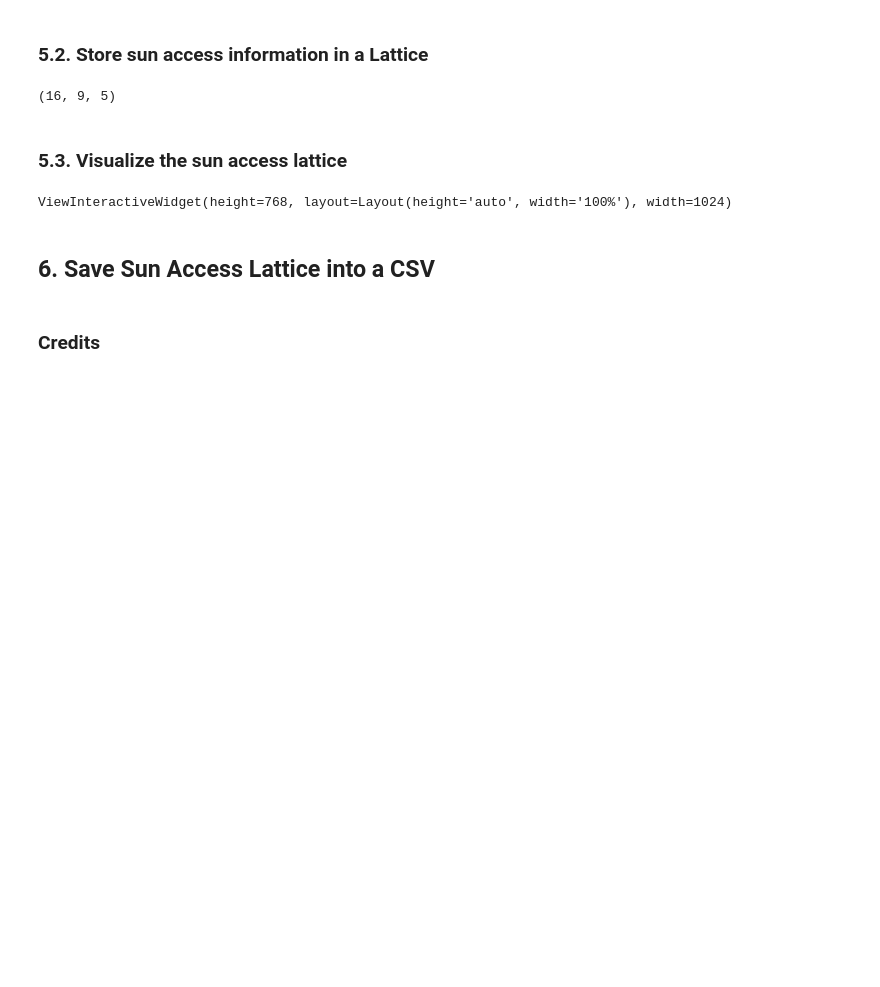
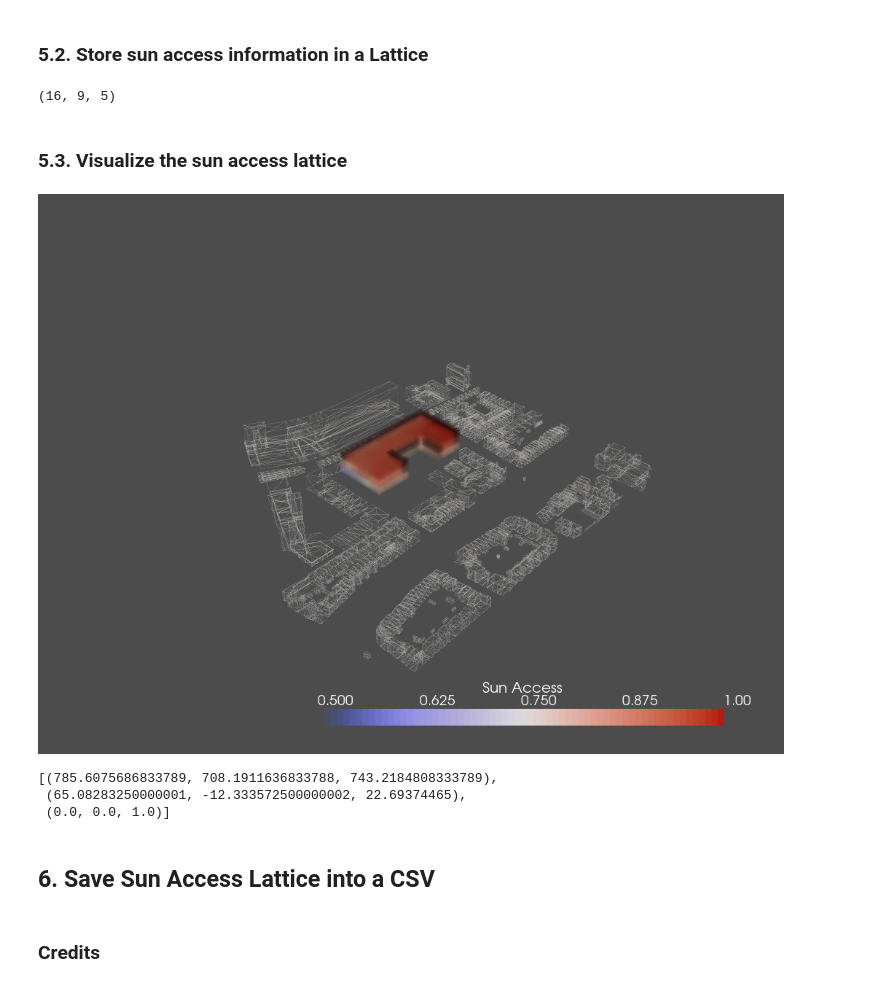
Before and after one commit to shervinazadi/spatial_computing_project_template, a Jupyter notebook: workshops/w3_visibility/notebooks/w3_solar_envelope.ipynb, the cells around one changed output. Drawn from its saved outputs; the diff is of its cells as text; code cells hidden in the pictures; blank space fills up the shorter version.

```diff
--- a/workshops/w3_visibility/notebooks/w3_solar_envelope.ipynb
+++ b/workshops/w3_visibility/notebooks/w3_solar_envelope.ipynb
@@ -289,35 +298,38 @@ print(sunacc_lattice.shape)
 # %%
 # initiating the plotter
 p = pv.Plotter(notebook=True)
 
 l = sunacc_lattice
 # remapping
-l = 250 * (l - l.min()) / l.max()
+#l = 250 * (l - l.min()) / l.max()
 
 # Create the spatial reference
 grid = pv.UniformGrid()
 
 # Set the grid dimensions: shape because we want to inject our values
 grid.dimensions = l.shape
 # The bottom left corner of the data set
 grid.origin = l.minbound
 # These are the cell sizes along each axis
 grid.spacing = l.unit
 
 # Add the data values to the cell data
 grid.point_arrays["Sun Access"] = l.flatten(order="F")  # Flatten the Lattice
 
 # adding the meshes
 p.add_mesh(tri_to_pv(context_mesh), opacity=0.1, style='wireframe')
 
 # adding the volume
 opacity = np.array([0,0.6,0.6,0.6,0.6,0.6,0.6])*1.5
 p.add_volume(grid, cmap="coolwarm", clim=[0.5, 1.0],opacity=opacity, shade=True)
 
 # plotting
 p.show()
 # %% [output]
+[figure, added]
-ViewInteractiveWidget(height=768, layout=Layout(height='auto', width='100%'), width=1024)
+[(785.6075686833789, 708.1911636833788, 743.2184808333789),
+ (65.08283250000001, -12.333572500000002, 22.69374465),
+ (0.0, 0.0, 1.0)]
 # %% [markdown]
 ## 6. Save Sun Access Lattice into a CSV
 # %%
```
Also changed, not shown: parts of 3 cells of this notebook, 1 other file.
